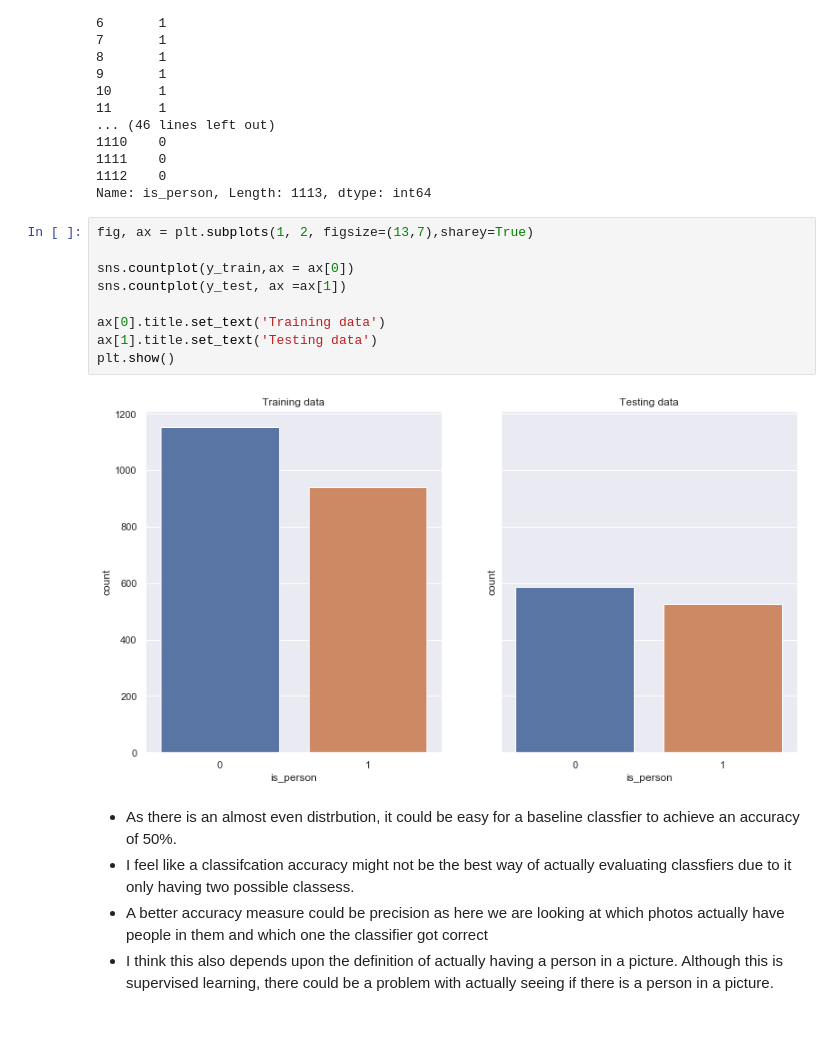
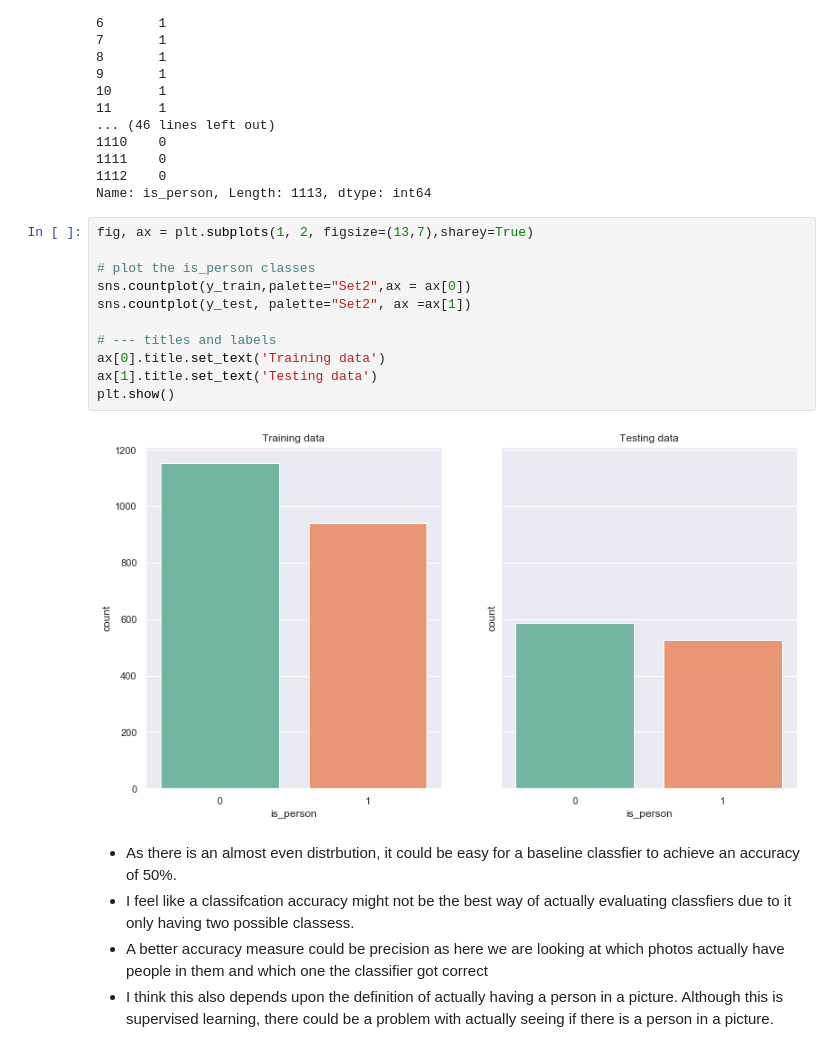
Before and after one commit to aadulan/iaml2018, a Jupyter notebook: Assignments/03_A_ObjectRecognition.ipynb, the cells around one changed output. Cells and saved outputs as stored; diff of their text form.

```diff
--- a/Assignments/03_A_ObjectRecognition.ipynb
+++ b/Assignments/03_A_ObjectRecognition.ipynb
@@ -318,14 +323,16 @@ Name: is_person, Length: 1113, dtype: int64
 # %%
 fig, ax = plt.subplots(1, 2, figsize=(13,7),sharey=True)
 
-sns.countplot(y_train,ax = ax[0])
-sns.countplot(y_test, ax =ax[1])
+# plot the is_person classes
+sns.countplot(y_train,palette="Set2",ax = ax[0])
+sns.countplot(y_test, palette="Set2", ax =ax[1])
 
+# --- titles and labels
 ax[0].title.set_text('Training data')
 ax[1].title.set_text('Testing data')
 plt.show()
 # %% [output]
-[figure, old version]
+[figure, new version]
 # %% [markdown]
 - As there is an almost even distrbution, it could be easy for a baseline classfier to achieve an accuracy of 50%.
 - I feel like a classifcation accuracy might not be the best way of actually evaluating classfiers due to it only having two possible classess.
```
Also changed, not shown: parts of 25 cells of this notebook.
